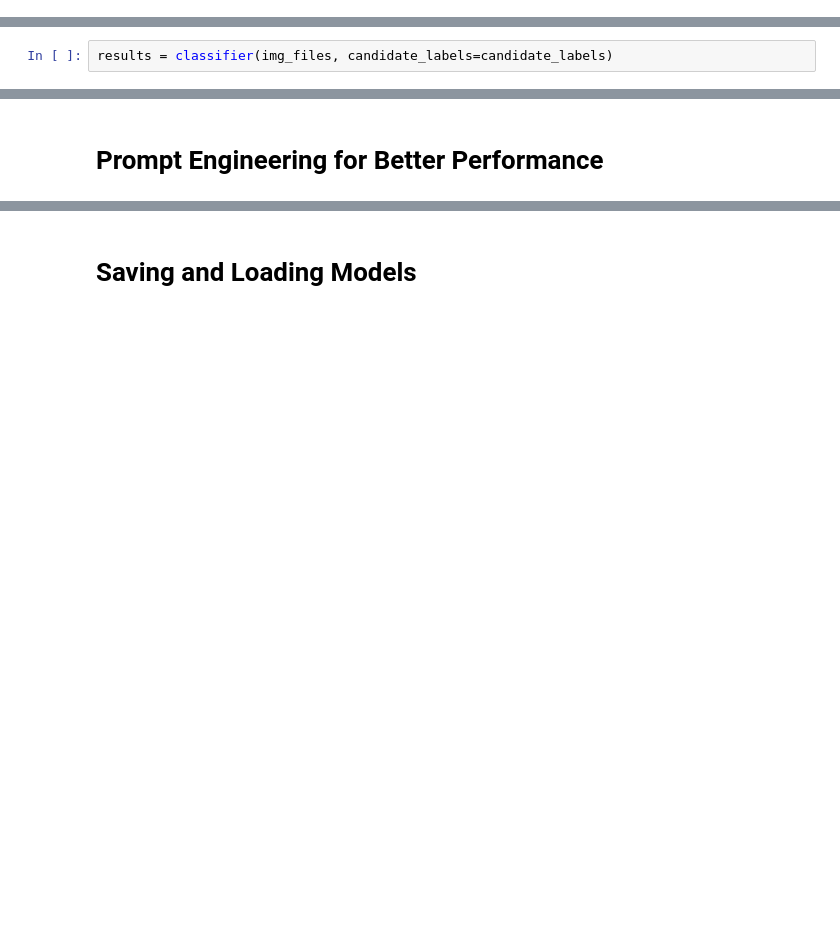
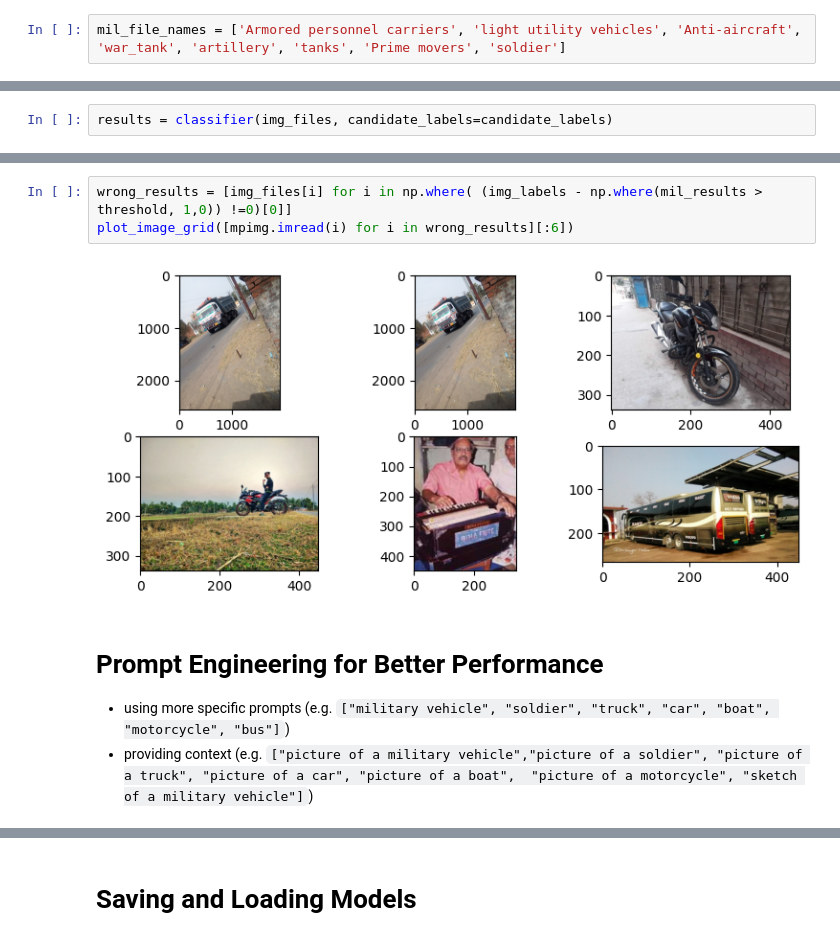
Before and after one commit to ijcruic/rapid-ml-prototyping, a Jupyter notebook: Images/Zero-shot Image Classification.ipynb, the cells around one changed output, grey strips where cells are left out. Saved outputs shown, nothing was run; the diff lists cells and outputs as text; blank space fills up the shorter version.

```diff
--- a/Images/Zero-shot Image Classification.ipynb
+++ b/Images/Zero-shot Image Classification.ipynb
@@ -42,3 +38,5 @@ plot_image_grid([mpimg.imread(i) for i in img_examples])
+# %%
+mil_file_names = ['Armored personnel carriers', 'light utility vehicles', 'Anti-aircraft', 'war_tank', 'artillery', 'tanks', 'Prime movers', 'soldier']
 # %% [markdown]
 # Zero-shot Image Labeling
 # %%
@@ -86,2 +80,10 @@ plot_image_grid([mpimg.imread(i) for i in mil_vehicle_results_files])
+# %%
+wrong_results = [img_files[i] for i in np.where( (img_labels - np.where(mil_results > threshold, 1,0)) !=0)[0]]
+plot_image_grid([mpimg.imread(i) for i in wrong_results][:6])
+# %% [output]
+[figure, added]
 # %% [markdown]
 # Prompt Engineering for Better Performance
+- using more specific prompts (e.g. `["military vehicle", "soldier", "truck", "car", "boat", "motorcycle", "bus"]`)
+- providing context (e.g. `["picture of a military vehicle","picture of a soldier", "picture of a truck", "picture of a car", "picture of a boat",
+"picture of a motorcycle", "sketch of a military vehicle"]`)
```
Also changed, not shown: parts of 25 cells of this notebook, 1 other file.
